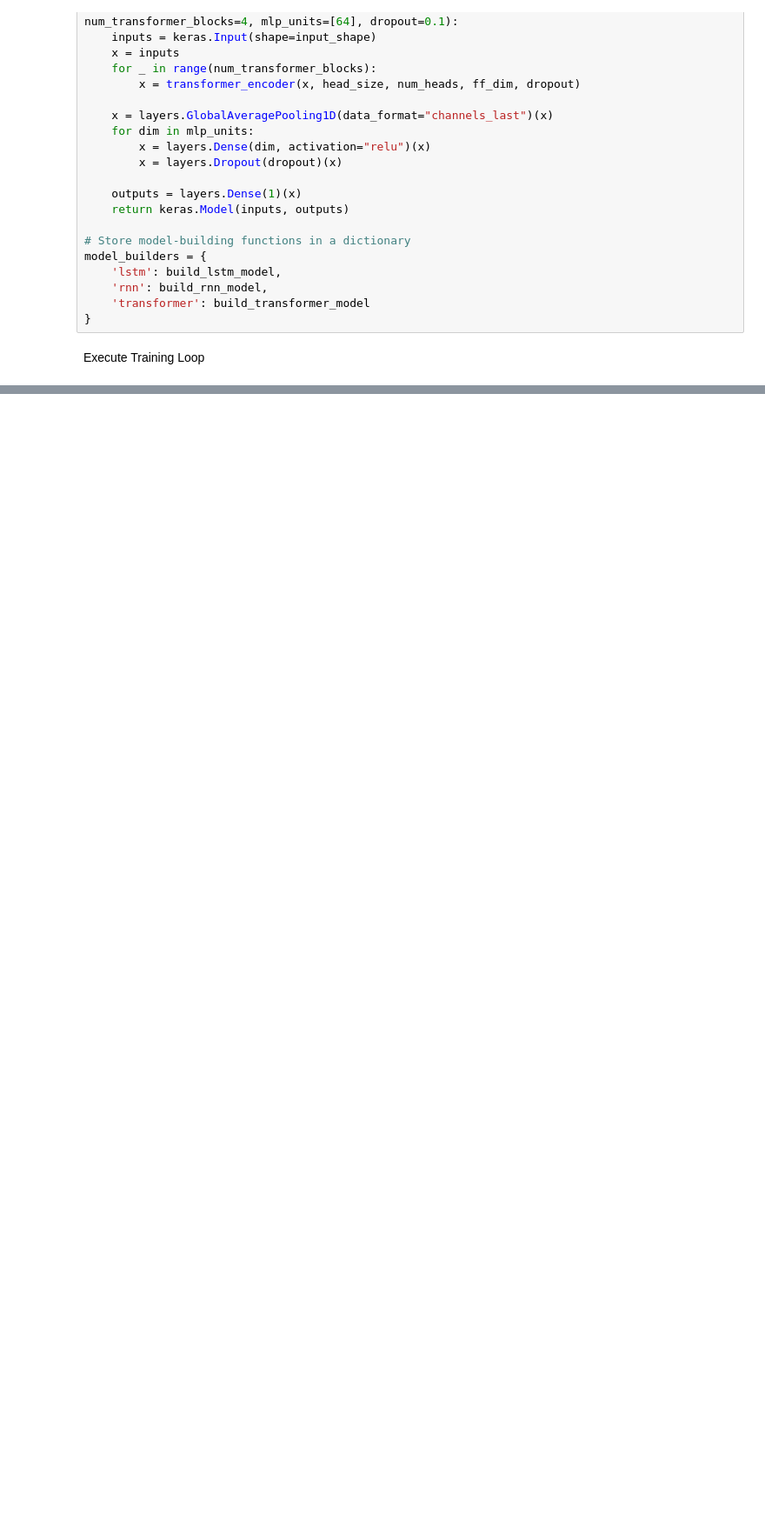
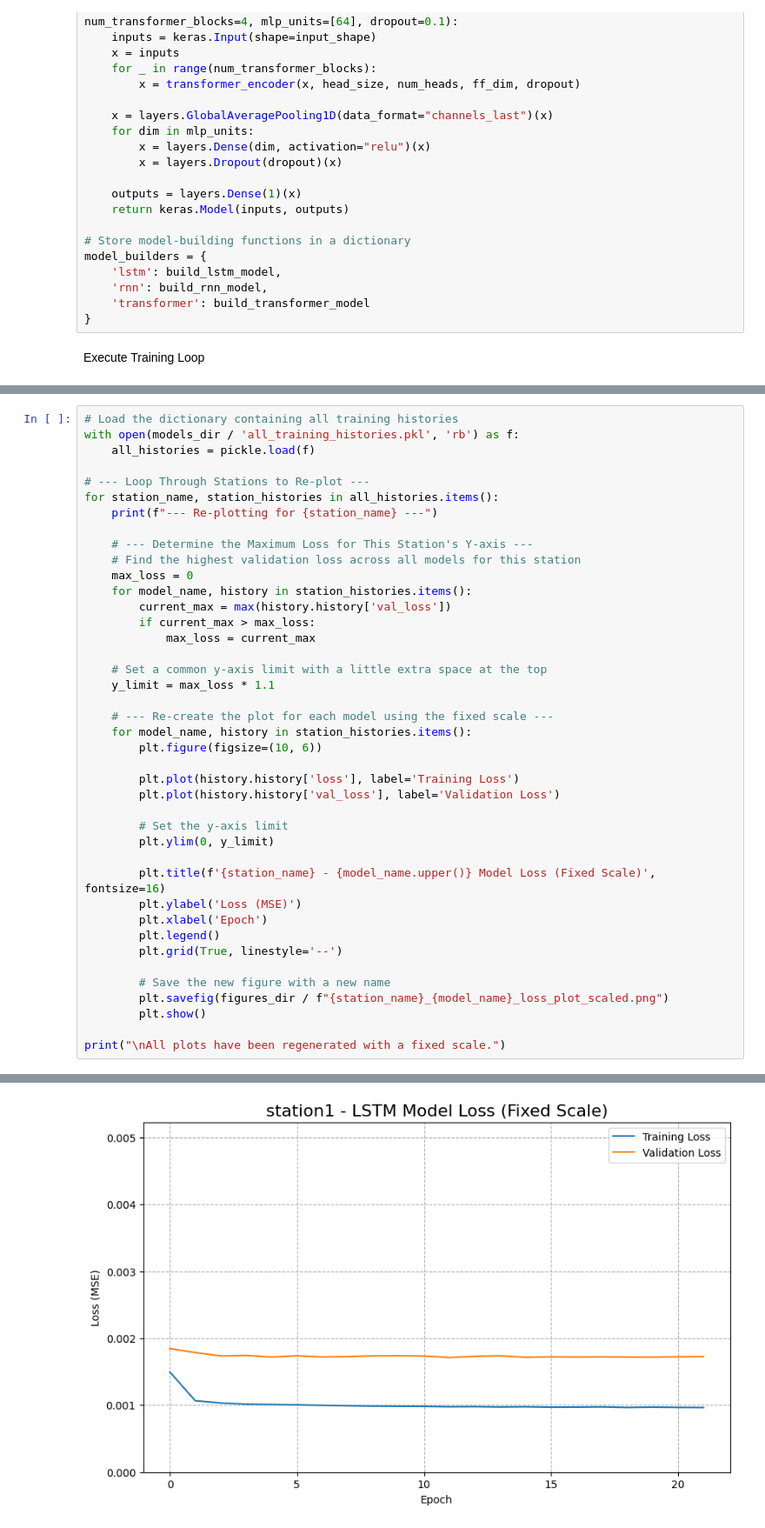
Before and after one commit to johnwaugh1/RunoffForecasting-2.0, a Jupyter notebook: notebooks/03-training-and-tuning.ipynb, the cells around one changed output, grey strips where cells are left out. Shown at 87% size. Saved outputs shown, nothing was run; the diff lists cells and outputs as text; blank space fills up the shorter version.

Commit message:
Started evaluating models and creating visualizations

```diff
--- a/notebooks/03-training-and-tuning.ipynb
+++ b/notebooks/03-training-and-tuning.ipynb
@@ -291,0 +184,42 @@ All models have been trained successfully!
+# %%
+# Load the dictionary containing all training histories
+with open(models_dir / 'all_training_histories.pkl', 'rb') as f:
+    all_histories = pickle.load(f)
+
+# --- Loop Through Stations to Re-plot ---
+for station_name, station_histories in all_histories.items():
+    print(f"--- Re-plotting for {station_name} ---")
+
+    # --- Determine the Maximum Loss for This Station's Y-axis ---
+    # Find the highest validation loss across all models for this station
+    max_loss = 0
+    for model_name, history in station_histories.items():
+        current_max = max(history.history['val_loss'])
+        if current_max > max_loss:
+            max_loss = current_max
+
+    # Set a common y-axis limit with a little extra space at the top
+    y_limit = max_loss * 1.1
+
+    # --- Re-create the plot for each model using the fixed scale ---
+    for model_name, history in station_histories.items():
+        plt.figure(figsize=(10, 6))
+
+        plt.plot(history.history['loss'], label='Training Loss')
+        plt.plot(history.history['val_loss'], label='Validation Loss')
+
+        # Set the y-axis limit
+        plt.ylim(0, y_limit)
+
+        plt.title(f'{station_name} - {model_name.upper()} Model Loss (Fixed Scale)', fontsize=16)
+        plt.ylabel('Loss (MSE)')
+        plt.xlabel('Epoch')
+        plt.legend()
+        plt.grid(True, linestyle='--')
+
+        # Save the new figure with a new name
+        plt.savefig(figures_dir / f"{station_name}_{model_name}_loss_plot_scaled.png")
+        plt.show()
+
+print("\nAll plots have been regenerated with a fixed scale.")
+# %% [output]
@@ -291,0 +227 @@ All models have been trained successfully!
+[figure, added]
```
Also changed, not shown: parts of 3 cells of this notebook, 45 other files.
